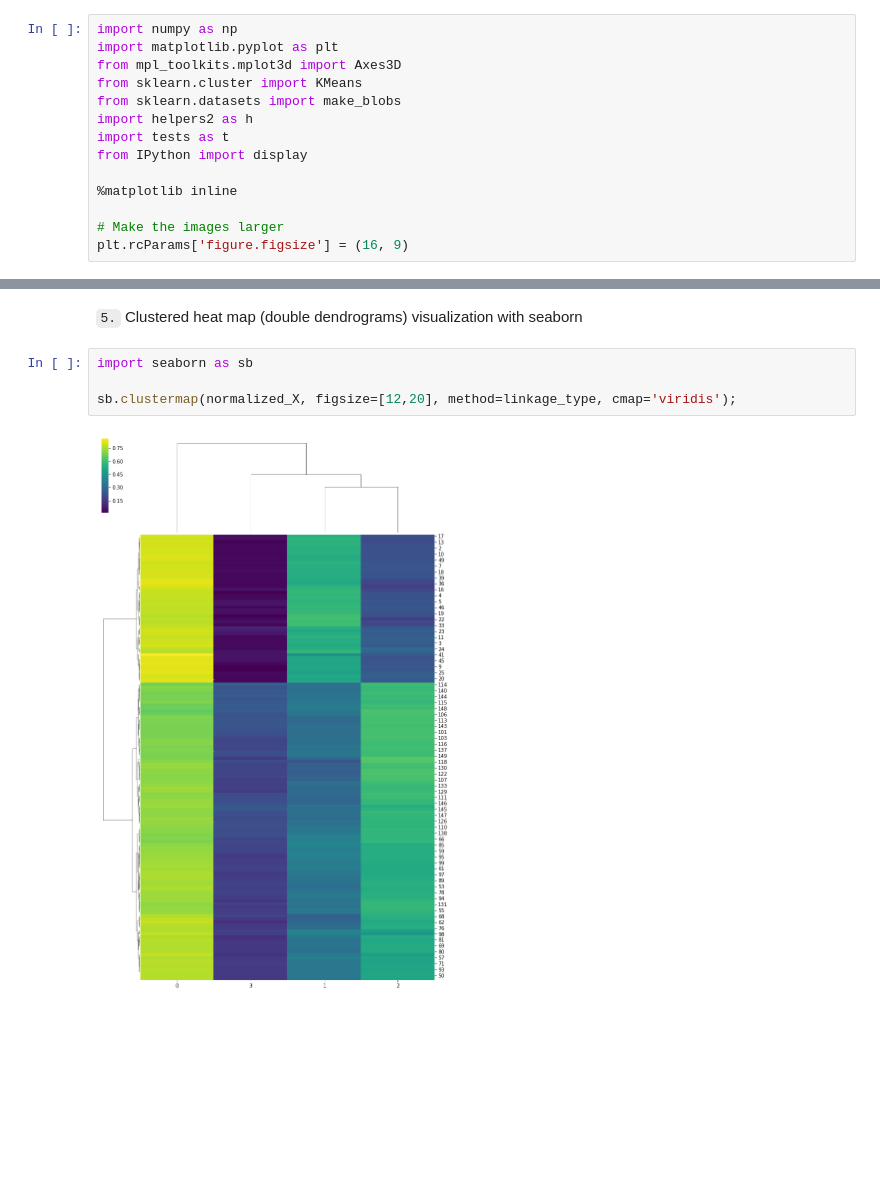
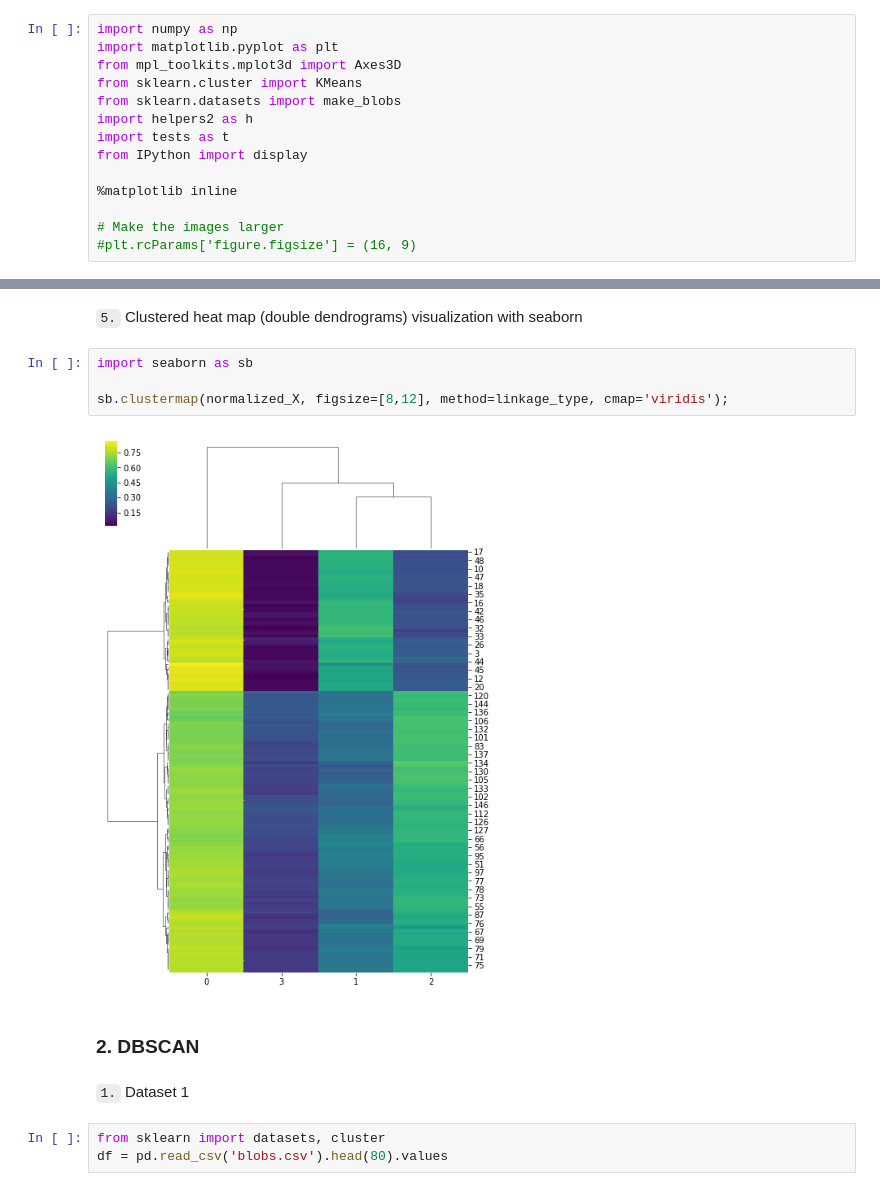
Before and after one commit to sclkan/ML-Study-Notes, a Jupyter notebook: unsupervised_learning_notes.ipynb, the cells around one changed output, grey strips where cells are left out. Saved outputs shown, nothing was run; the diff lists cells and outputs as text; blank space fills up the shorter version.

Commit message:
Add DBSCAN

```diff
--- a/unsupervised_learning_notes.ipynb
+++ b/unsupervised_learning_notes.ipynb
@@ -21,7 +21,7 @@ from IPython import display
 %matplotlib inline
 
 # Make the images larger
-plt.rcParams['figure.figsize'] = (16, 9)
+#plt.rcParams['figure.figsize'] = (16, 9)
 # %% [markdown]
 `1.` To get started, there is a function called **simulate_data** within the **helpers2** module.  Read the documentation on the function by running the cell below.  Then use the function to simulate a dataset with 200 data points (rows), 5 features (columns), and 4 centers
 # %%
@@ -450,6 +450,13 @@ dendrogram(linkage_matrix);
 # %%
 import seaborn as sb
 
-sb.clustermap(normalized_X, figsize=[12,20], method=linkage_type, cmap='viridis');
+sb.clustermap(normalized_X, figsize=[8,12], method=linkage_type, cmap='viridis');
 # %% [output]
-[figure, old version]
+[figure, new version]
+# %% [markdown]
+### 2. DBSCAN
+# %% [markdown]
+`1.` Dataset 1
+# %%
+from sklearn import datasets, cluster
+df = pd.read_csv('blobs.csv').head(80).values
```
Also changed, not shown: parts of 18 cells of this notebook.
